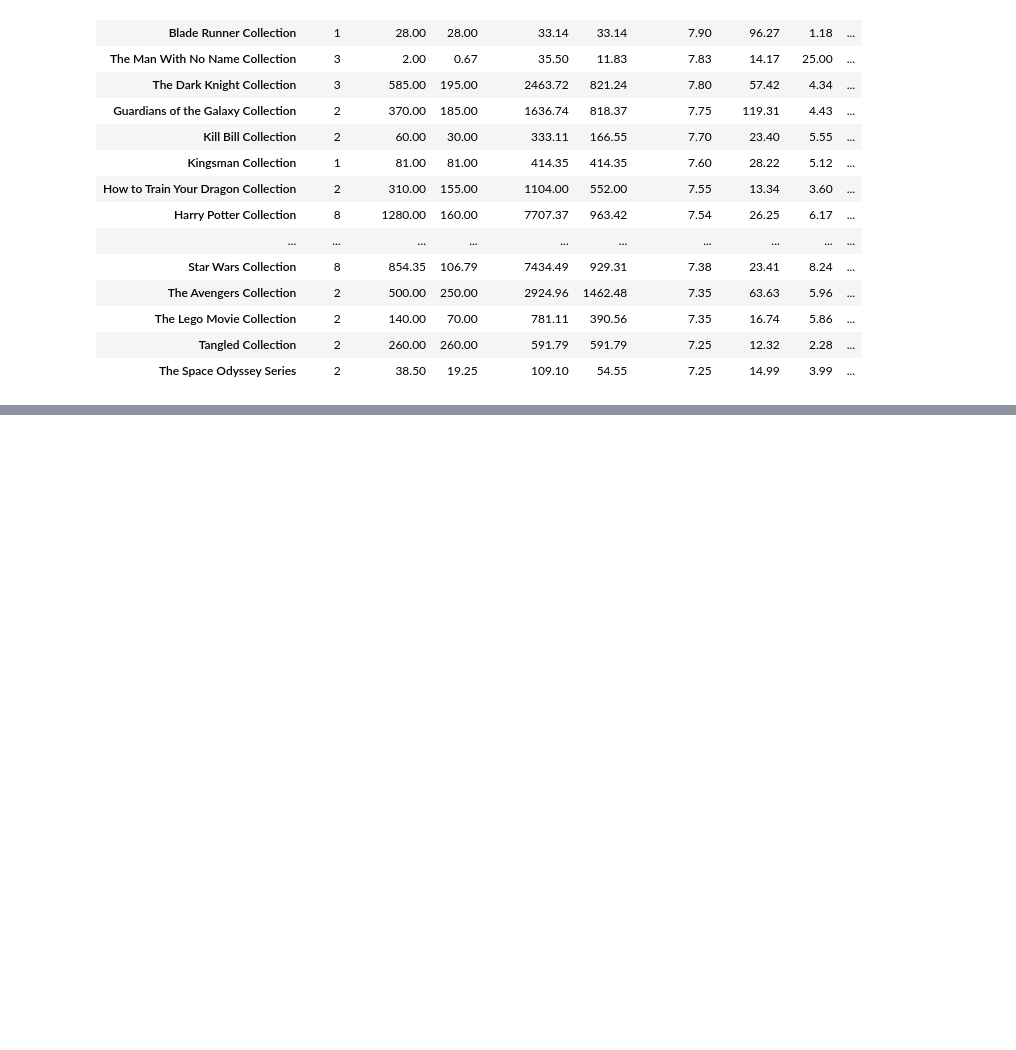
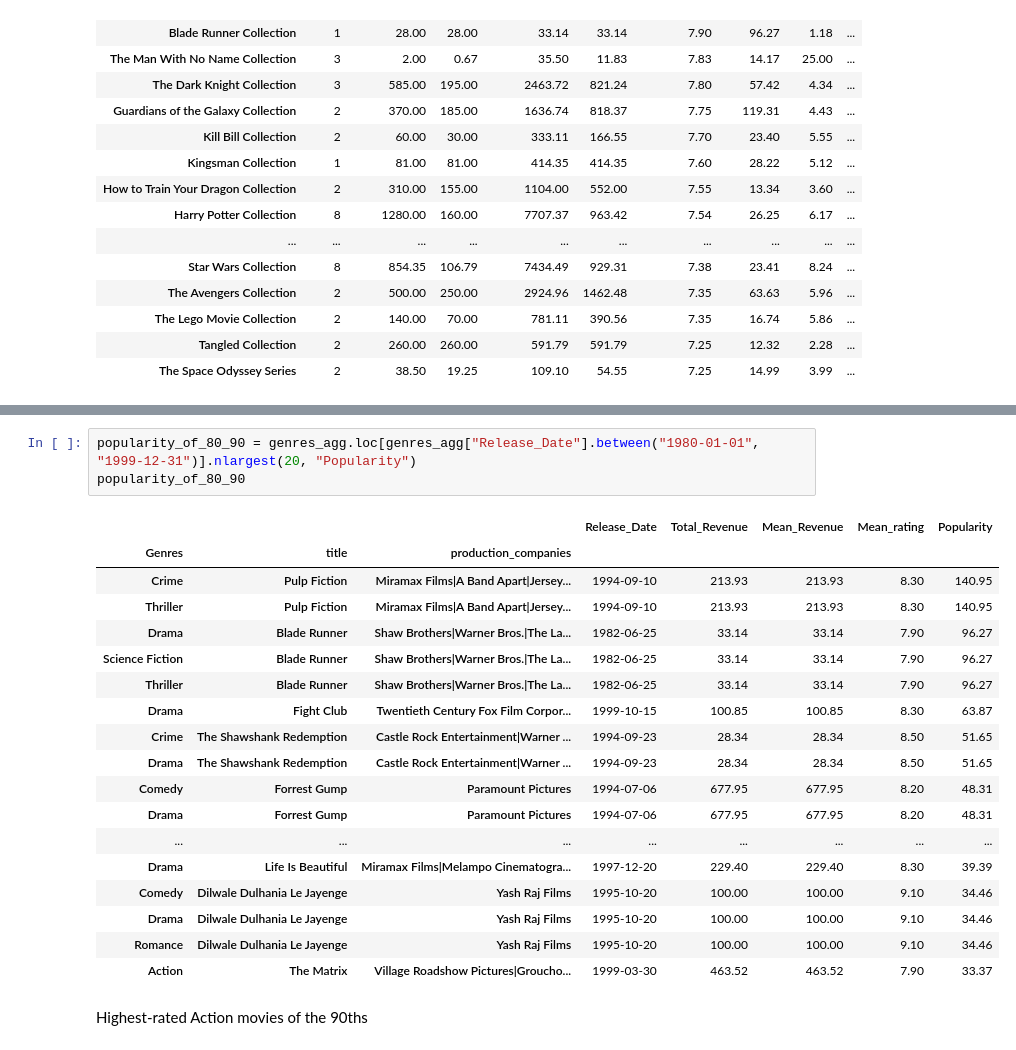
Before and after one commit to ChOfficre/Movies_Dataset, a Jupyter notebook: notebook.ipynb, the cells around one changed output, grey strips where cells are left out. Drawn from its saved outputs; the diff is of its cells as text; blank space fills up the shorter version.

```diff
--- a/notebook.ipynb
+++ b/notebook.ipynb
@@ -646,0 +987,24 @@ franchise[franchise[("vote_count", "mean")] > 1000].nlargest(20, ("vote_average"
+# %%
+popularity_of_80_90 = genres_agg.loc[genres_agg["Release_Date"].between("1980-01-01", "1999-12-31")].nlargest(20, "Popularity")
+popularity_of_80_90
+# %% [output]
+|  |  |  | Release_Date | Total_Revenue | Mean_Revenue | Mean_rating | Popularity |
+| Genres | title | production_companies |  |  |  |  |  |
+| Crime | Pulp Fiction | Miramax Films|A Band Apart|Jersey... | 1994-09-10 | 213.93 | 213.93 | 8.30 | 140.95 |
+| Thriller | Pulp Fiction | Miramax Films|A Band Apart|Jersey... | 1994-09-10 | 213.93 | 213.93 | 8.30 | 140.95 |
+| Drama | Blade Runner | Shaw Brothers|Warner Bros.|The La... | 1982-06-25 | 33.14 | 33.14 | 7.90 | 96.27 |
+| Science Fiction | Blade Runner | Shaw Brothers|Warner Bros.|The La... | 1982-06-25 | 33.14 | 33.14 | 7.90 | 96.27 |
+| Thriller | Blade Runner | Shaw Brothers|Warner Bros.|The La... | 1982-06-25 | 33.14 | 33.14 | 7.90 | 96.27 |
+| Drama | Fight Club | Twentieth Century Fox Film Corpor... | 1999-10-15 | 100.85 | 100.85 | 8.30 | 63.87 |
+| Crime | The Shawshank Redemption | Castle Rock Entertainment|Warner ... | 1994-09-23 | 28.34 | 28.34 | 8.50 | 51.65 |
+| Drama | The Shawshank Redemption | Castle Rock Entertainment|Warner ... | 1994-09-23 | 28.34 | 28.34 | 8.50 | 51.65 |
+| Comedy | Forrest Gump | Paramount Pictures | 1994-07-06 | 677.95 | 677.95 | 8.20 | 48.31 |
+| Drama | Forrest Gump | Paramount Pictures | 1994-07-06 | 677.95 | 677.95 | 8.20 | 48.31 |
+| ... | ... | ... | ... | ... | ... | ... | ... |
+| Drama | Life Is Beautiful | Miramax Films|Melampo Cinematogra... | 1997-12-20 | 229.40 | 229.40 | 8.30 | 39.39 |
+| Comedy | Dilwale Dulhania Le Jayenge | Yash Raj Films | 1995-10-20 | 100.00 | 100.00 | 9.10 | 34.46 |
+| Drama | Dilwale Dulhania Le Jayenge | Yash Raj Films | 1995-10-20 | 100.00 | 100.00 | 9.10 | 34.46 |
+| Romance | Dilwale Dulhania Le Jayenge | Yash Raj Films | 1995-10-20 | 100.00 | 100.00 | 9.10 | 34.46 |
+| Action | The Matrix | Village Roadshow Pictures|Groucho... | 1999-03-30 | 463.52 | 463.52 | 7.90 | 33.37 |
+# %% [markdown]
+Highest-rated Action movies of the 90ths
```
Also changed, not shown: parts of 37 cells of this notebook.
